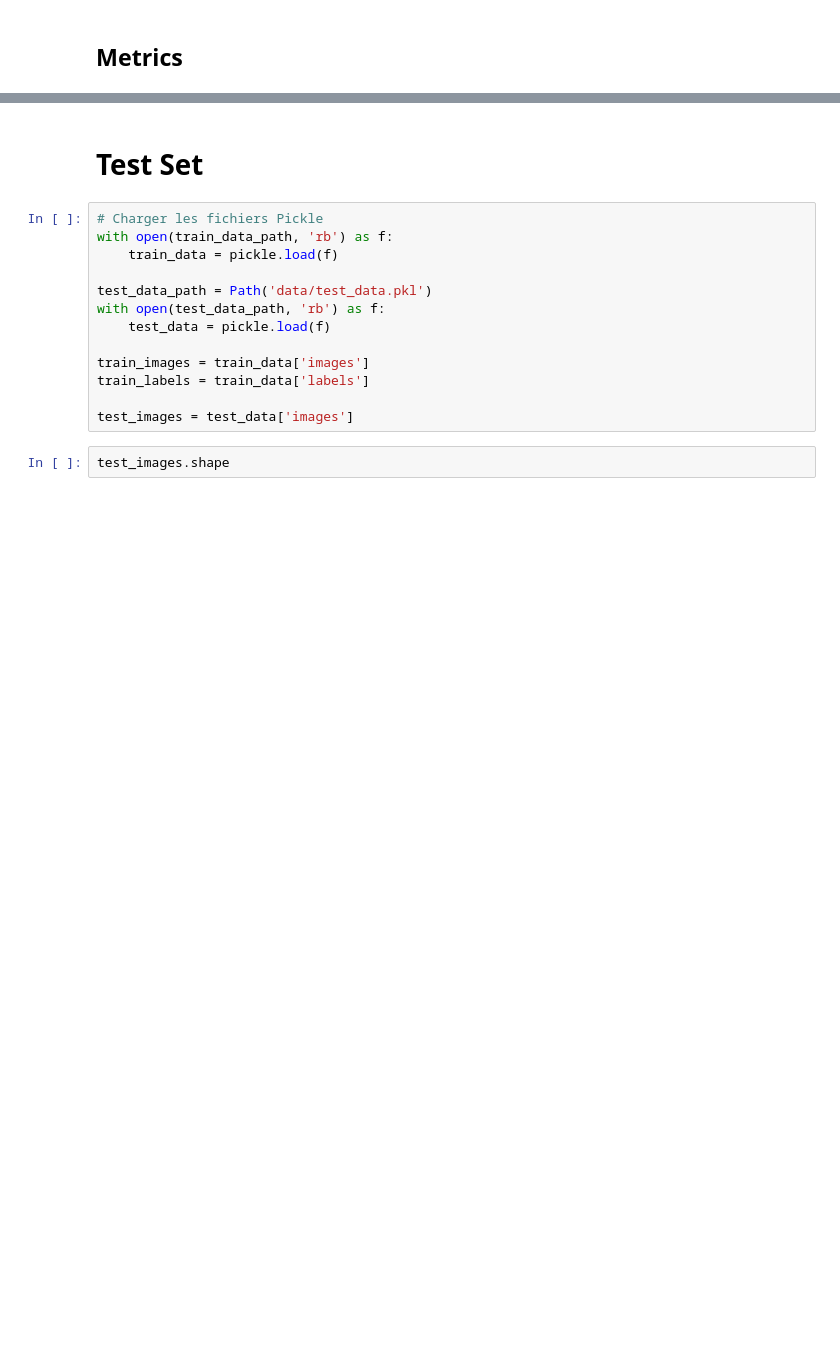
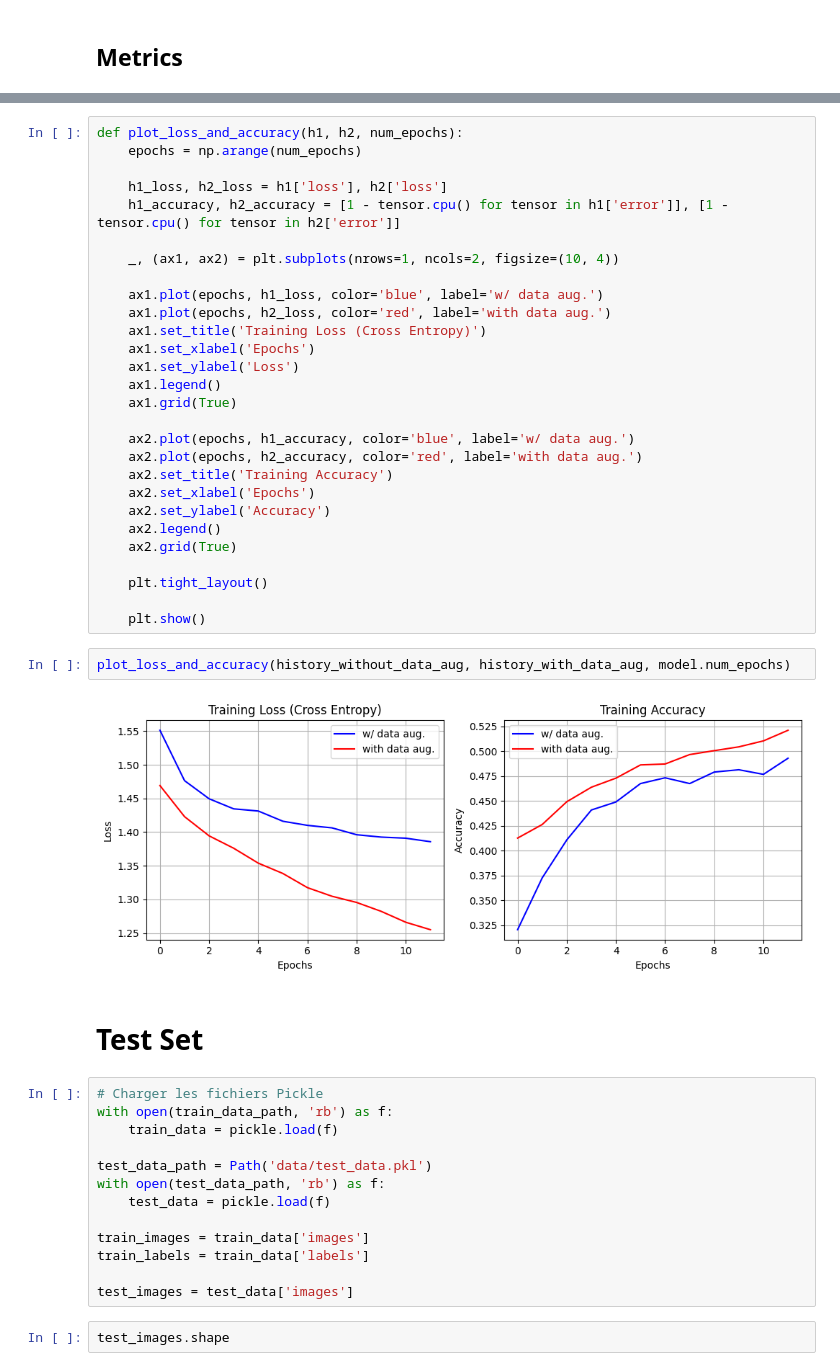
Before and after one commit to mrquaternion/Retinal-Image-Classification, a Jupyter notebook: cnn.ipynb, the cells around one changed output, grey strips where cells are left out. Saved outputs shown, nothing was run; the diff lists cells and outputs as text; blank space fills up the shorter version.

```diff
--- a/cnn.ipynb
+++ b/cnn.ipynb
@@ -550,3 +521,35 @@ plt.show()
+# %%
+def plot_loss_and_accuracy(h1, h2, num_epochs):
+    epochs = np.arange(num_epochs)
+
+    h1_loss, h2_loss = h1['loss'], h2['loss']
+    h1_accuracy, h2_accuracy = [1 - tensor.cpu() for tensor in h1['error']], [1 - tensor.cpu() for tensor in h2['error']]
+
+    _, (ax1, ax2) = plt.subplots(nrows=1, ncols=2, figsize=(10, 4))
+
+    ax1.plot(epochs, h1_loss, color='blue', label='w/ data aug.')
+    ax1.plot(epochs, h2_loss, color='red', label='with data aug.')
+    ax1.set_title('Training Loss (Cross Entropy)')
+    ax1.set_xlabel('Epochs')
+    ax1.set_ylabel('Loss')
+    ax1.legend()
+    ax1.grid(True)
+
+    ax2.plot(epochs, h1_accuracy, color='blue', label='w/ data aug.')
+    ax2.plot(epochs, h2_accuracy, color='red', label='with data aug.')
+    ax2.set_title('Training Accuracy')
+    ax2.set_xlabel('Epochs')
+    ax2.set_ylabel('Accuracy')
+    ax2.legend()
+    ax2.grid(True)
+
+    plt.tight_layout()
+
+    plt.show()
+# %%
+plot_loss_and_accuracy(history_without_data_aug, history_with_data_aug, model.num_epochs)
+# %% [output]
+[figure, added]
 # %% [markdown]
 # Test Set
 # %%
```
Also changed, not shown: parts of 16 cells of this notebook, 5 other files.
